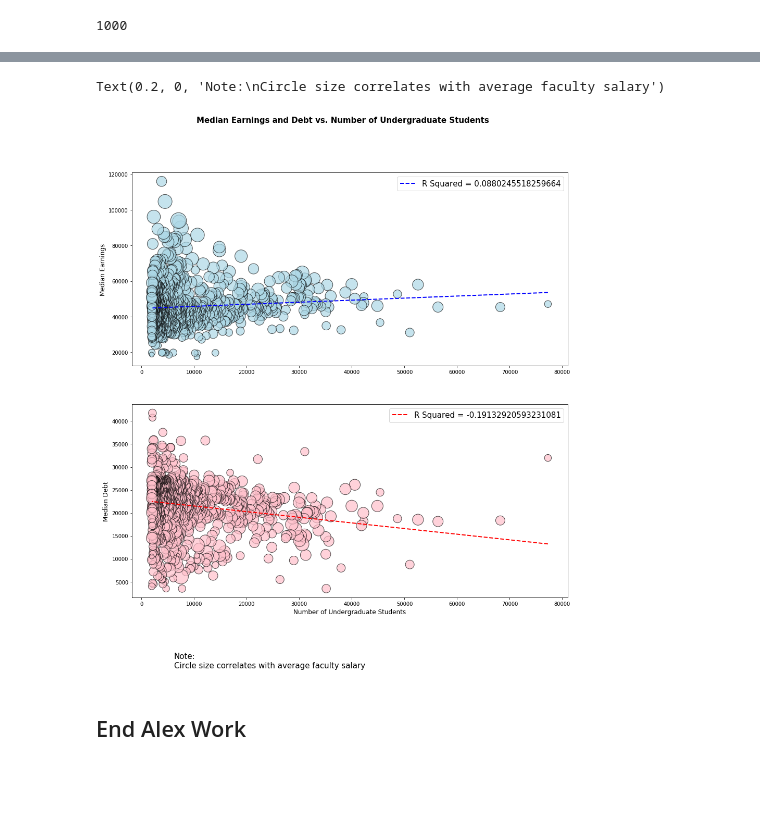
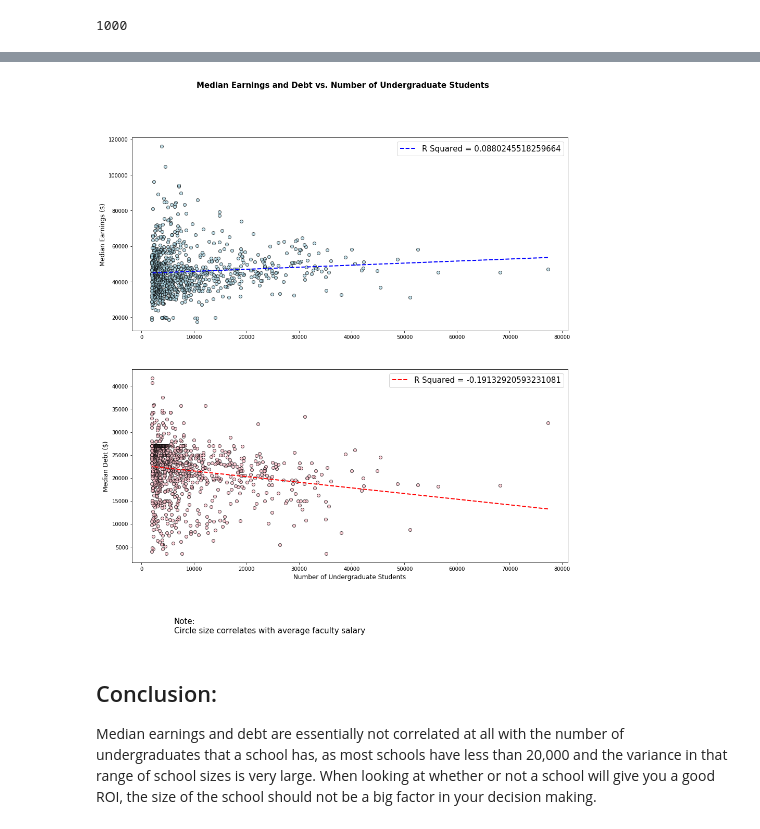
Before and after one commit to alexanderframe/CollegeAnalysis, a Jupyter notebook: University Collection.ipynb, the cells around one changed output, grey strips where cells are left out. Cells and saved outputs as stored; diff of their text form; code cells hidden in the pictures; blank space fills up the shorter version.

Commit message:
Added questions and conclusions to debt/earnings plots

```diff
--- a/University Collection.ipynb
+++ b/University Collection.ipynb
@@ -326,7 +289,7 @@ Text(0.2, 0, 'Note:\nCircle size correlates with average faculty salary')
 # %%
-# Scatterplots where x value is attendance cost, y values are median earnings and median debt, s value is student size
+# Scatterplots where x value is undergraduate attendance size, y values are median earnings and median debt, s value is average faculty cost
 
-# Create DF copy of schoolDF for name, attendance cost, earnings, and size
+# Create DF copy of schoolDF for name, attendance cost, earnings, debt, faculty cost and size
 earningsDebtSizeDF = schoolDF[['Name','Number of Undergraduate Students','Median Earnings of Students 10 Years After Entry','Median Debt for Students Who Have Completed','Average Cost of Attendance', 'Average Faculty Salary']]
 earningsDebtSizeDF.head()
 
@@ -336,41 +299,38 @@ earningsDebtSizeDF.head()
 # Drop any school that doesn't report all metrics
 earningsDebtSizeDF.dropna(how='any',inplace=True)
 # print(earningsDebtSizeDF.count())
 
 # Get linear regression values
 earningsSizeSlope, earningsSizeInt, earningsSizeR, earningsSizeP, earningsSizeStdErr = stats.linregress(earningsDebtSizeDF['Number of Undergraduate Students'], earningsDebtSizeDF['Median Earnings of Students 10 Years After Entry'])
 earningsSizeFit = earningsSizeSlope * earningsDebtSizeDF['Number of Undergraduate Students'] + earningsSizeInt
 
 debtSizeSlope, debtSizeInt, debtSizeR, debtSizeP, debtSizeStdErr = stats.linregress(earningsDebtSizeDF['Number of Undergraduate Students'], earningsDebtSizeDF['Median Debt for Students Who Have Completed'])
 debtSizeFit = debtSizeSlope * earningsDebtSizeDF['Number of Undergraduate Students'] + debtSizeInt
 
 # Create Scatterplots
 sizeFig, (earningsSizePlot, debtSizePlot) = plt.subplots(2, sharex=False, figsize=(15,15))
 sizeFig.suptitle('Median Earnings and Debt vs. Number of Undergraduate Students', fontsize=15, fontweight='bold')
 
 
 
 
 earningsSizePlot.scatter(earningsDebtSizeDF['Number of Undergraduate Students'], earningsDebtSizeDF['Median Earnings of Students 10 Years After Entry'],
-            s=earningsDebtSizeDF['Average Faculty Salary']*.04, marker='o', color='LightBlue',
-            alpha=.70, edgecolors='Black')
+            marker='o', color='LightBlue', alpha=.70, edgecolors='Black')
 earningsSizePlot.plot(earningsDebtSizeDF['Number of Undergraduate Students'], earningsSizeFit, 'b--', linewidth=2)
-earningsSizePlot.set_ylabel('Median Earnings', fontsize=12)
+earningsSizePlot.set_ylabel('Median Earnings ($)', fontsize=12)
 earningsSizePlot.legend(['R Squared = ' + str(earningsSizeR)], fontsize=15)
 
 
 debtSizePlot.scatter(earningsDebtSizeDF['Number of Undergraduate Students'], earningsDebtSizeDF['Median Debt for Students Who Have Completed'],
-            s=earningsDebtSizeDF['Average Faculty Salary']*.04, marker='o', color='Pink',
-            alpha=.70, edgecolors='Black')
-debtSizePlot.plot(earningsDebtDF['Number of Undergraduate Students'], debtSizeFit, 'r--', linewidth=2)
+            marker='o', color='Pink', alpha=.70, edgecolors='Black')
+debtSizePlot.plot(earningsDebtSizeDF['Number of Undergraduate Students'], debtSizeFit, 'r--', linewidth=2)
 debtSizePlot.set_xlabel('Number of Undergraduate Students', fontsize=12)
-debtSizePlot.set_ylabel('Median Debt', fontsize=12)
+debtSizePlot.set_ylabel('Median Debt ($)', fontsize=12)
 debtSizePlot.legend(['R Squared = ' + str(debtSizeR)], fontsize=15)
 
 
 plt.figtext(.2, 0,'Note:\nCircle size correlates with average faculty salary', fontsize=15)
+
+plt.savefig('earnings_debt_size.png')
 # %% [output]
-Text(0.2, 0, 'Note:\nCircle size correlates with average faculty salary')
-[figure, old version]
+[figure, new version]
-# %% [markdown]
-## End Alex Work
@@ -376,0 +339,4 @@ Text(0.2, 0, 'Note:\nCircle size correlates with average faculty salary')
+# %% [markdown]
+## Conclusion:
+
+Median earnings and debt are essentially not correlated at all with the number of undergraduates that a school has, as most schools have less than 20,000 and the variance in that range of school sizes is very large. When looking at whether or not a school will give you a good ROI, the size of the school should not be a big factor in your decision making.
```
Also changed, not shown: parts of 16 cells of this notebook, 2 other files.
